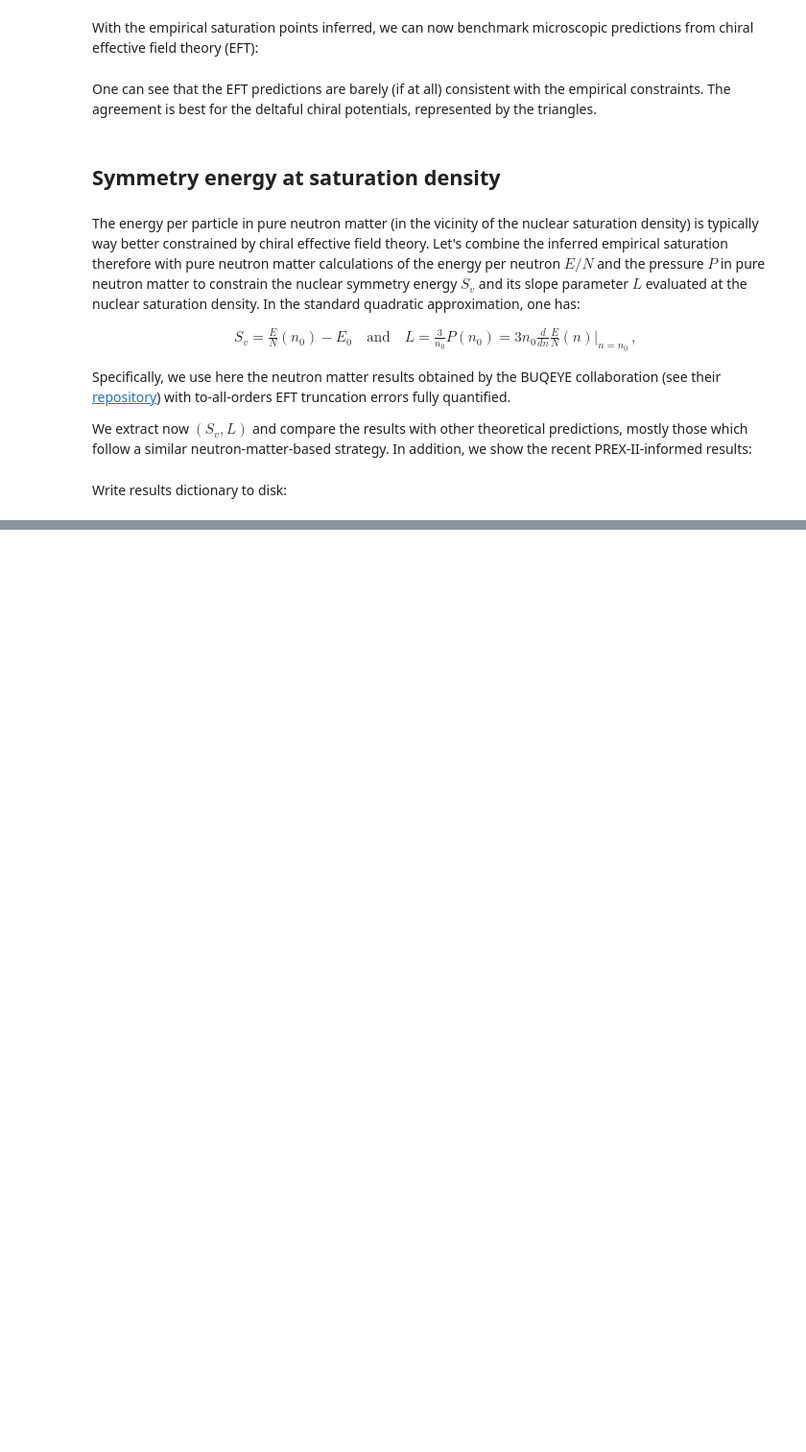
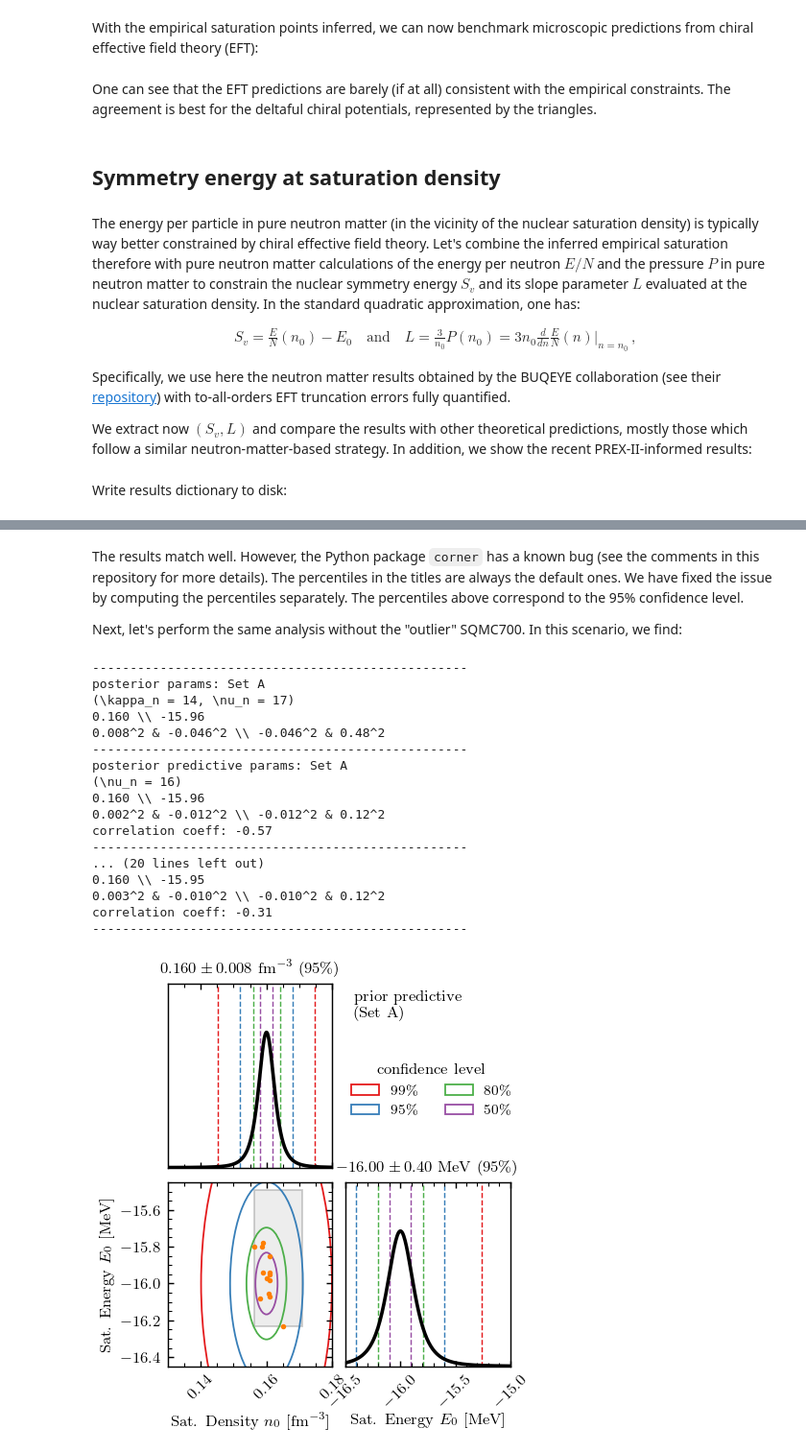
Before and after one commit to cdrischler/nuclear_saturation, a Jupyter notebook: analysis_conjugate_priors.ipynb, the cells around one changed output, grey strips where cells are left out. Shown: that part at 96% size. Drawn from its saved outputs; the diff is of its cells as text; code cells hidden in the pictures; blank space fills up the shorter version.

```diff
--- a/analysis_conjugate_priors.ipynb
+++ b/analysis_conjugate_priors.ipynb
@@ -478,0 +286,36 @@ correlation coeff: 0.96
+# %% [markdown]
+The results match well. However, the Python package `corner` has a known bug (see the comments in this repository for more details). The percentiles in the titles are always the default ones. We have fixed the issue by computing the percentiles separately. The percentiles above correspond to the 95% confidence level.
+
+Next, let's perform the same analysis without the "outlier" SQMC700. In this scenario, we find:
+# %%
+ignored_EDF = "SQMC700"
+pdf = matplotlib.backends.backend_pdf.PdfPages(f"pdf/corner_satbox_wo_{ignored_EDF}.pdf")
+for prior_set in used_prior_sets:
+    model = StatisticalModel(data=drischler_satbox.data_frame[drischler_satbox.data_frame["label"]!=ignored_EDF],
+                             prior_params=prior_set)
+    ret = model.plot_predictives_corner()
+    model.print_latex()
+    res_postpred[prior_set["label"]][f"satbox_wo_{ignored_EDF}"] = model.predictives_params(return_dict=True)
+    for elem in ret:
+        fig, axs = elem
+        pdf.savefig(fig)
+pdf.close()
+# %% [output]
+--------------------------------------------------
+posterior params: Set A
+(\kappa_n = 14, \nu_n = 17)
+0.160 \\ -15.96
+0.008^2 & -0.046^2 \\ -0.046^2 & 0.48^2
+--------------------------------------------------
+posterior predictive params: Set A
+(\nu_n = 16)
+0.160 \\ -15.96
+0.002^2 & -0.012^2 \\ -0.012^2 & 0.12^2
+correlation coeff: -0.57
+--------------------------------------------------
+... (20 lines left out)
+0.160 \\ -15.95
+0.003^2 & -0.010^2 \\ -0.010^2 & 0.12^2
+correlation coeff: -0.31
+--------------------------------------------------
+[figure, added]
```
Also changed, not shown: parts of 34 cells of this notebook, 6 other files.
